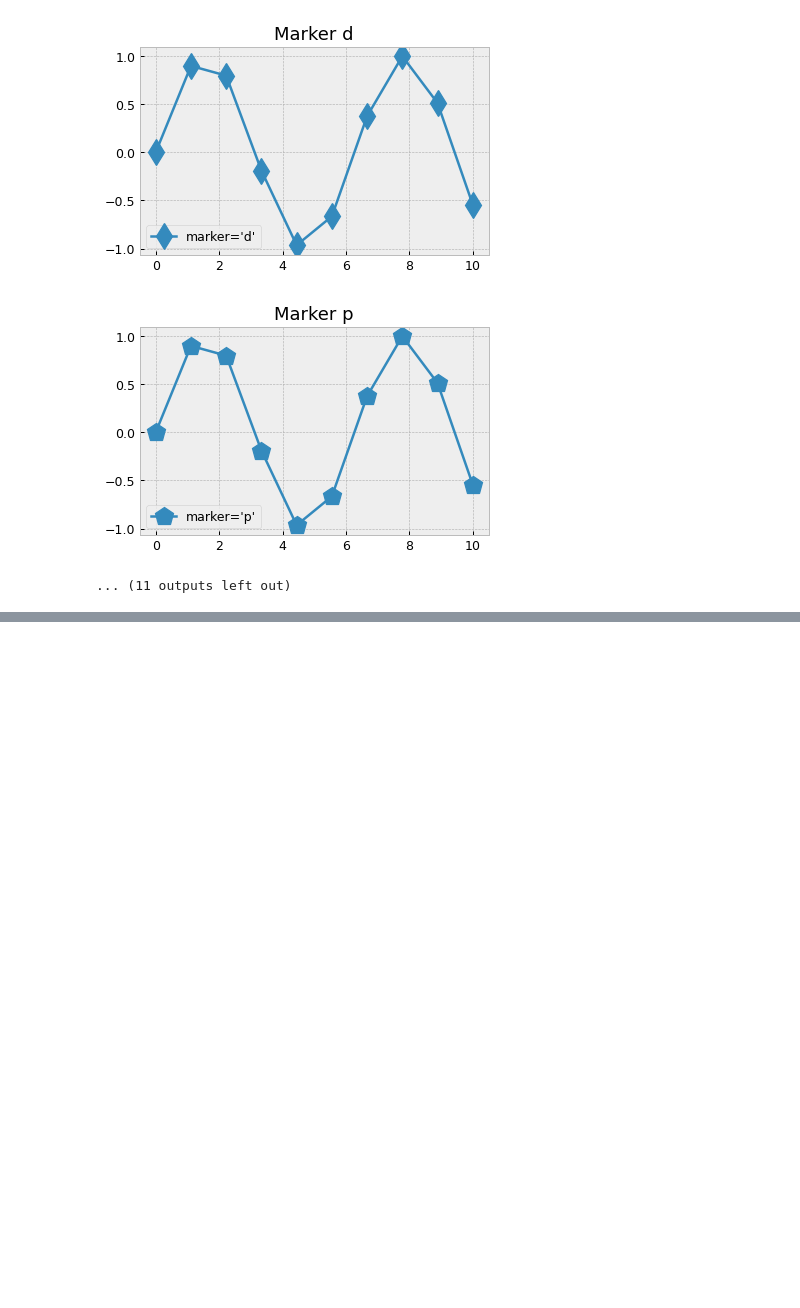
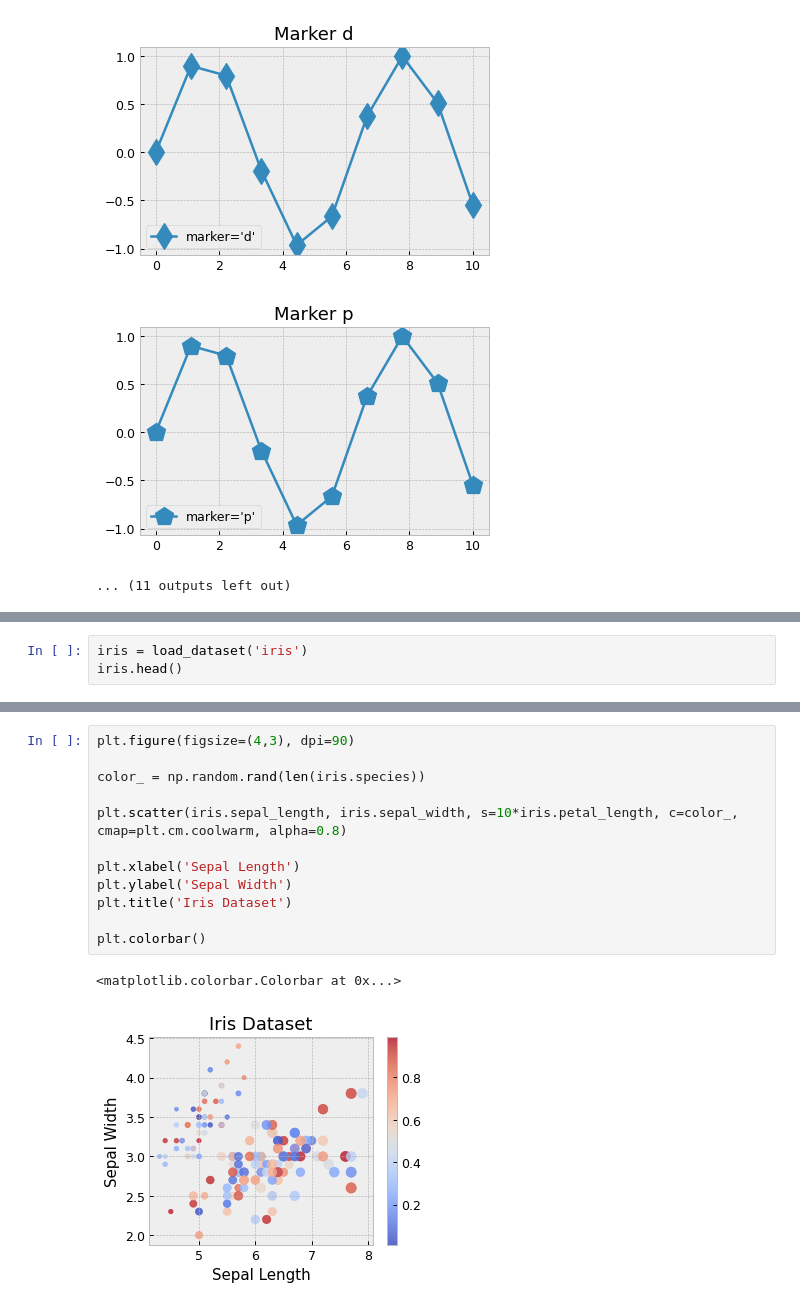
Before and after one commit to pcmoraesmenezes/Data-Science-and-Machine-Learning-Course, a Jupyter notebook: Introduction/data_visualization/matplotlib_int.ipynb, the cells around one changed output, grey strips where cells are left out. Cells and saved outputs as stored; diff of their text form; blank space fills up the shorter version.

```diff
--- a/Introduction/data_visualization/matplotlib_int.ipynb
+++ b/Introduction/data_visualization/matplotlib_int.ipynb
@@ -466,0 +521,3 @@ for marker in markers_avaliable:
+# %%
+iris = load_dataset('iris')
+iris.head()
@@ -466,0 +531,15 @@ for marker in markers_avaliable:
+# %%
+plt.figure(figsize=(4,3), dpi=90)
+
+color_ = np.random.rand(len(iris.species))
+
+plt.scatter(iris.sepal_length, iris.sepal_width, s=10*iris.petal_length, c=color_, cmap=plt.cm.coolwarm, alpha=0.8)
+
+plt.xlabel('Sepal Length')
+plt.ylabel('Sepal Width')
+plt.title('Iris Dataset')
+
+plt.colorbar()
+# %% [output]
+<matplotlib.colorbar.Colorbar at 0x...>
+[figure, added]
```
Also changed, not shown: parts of 9 cells of this notebook, 1 other file.
